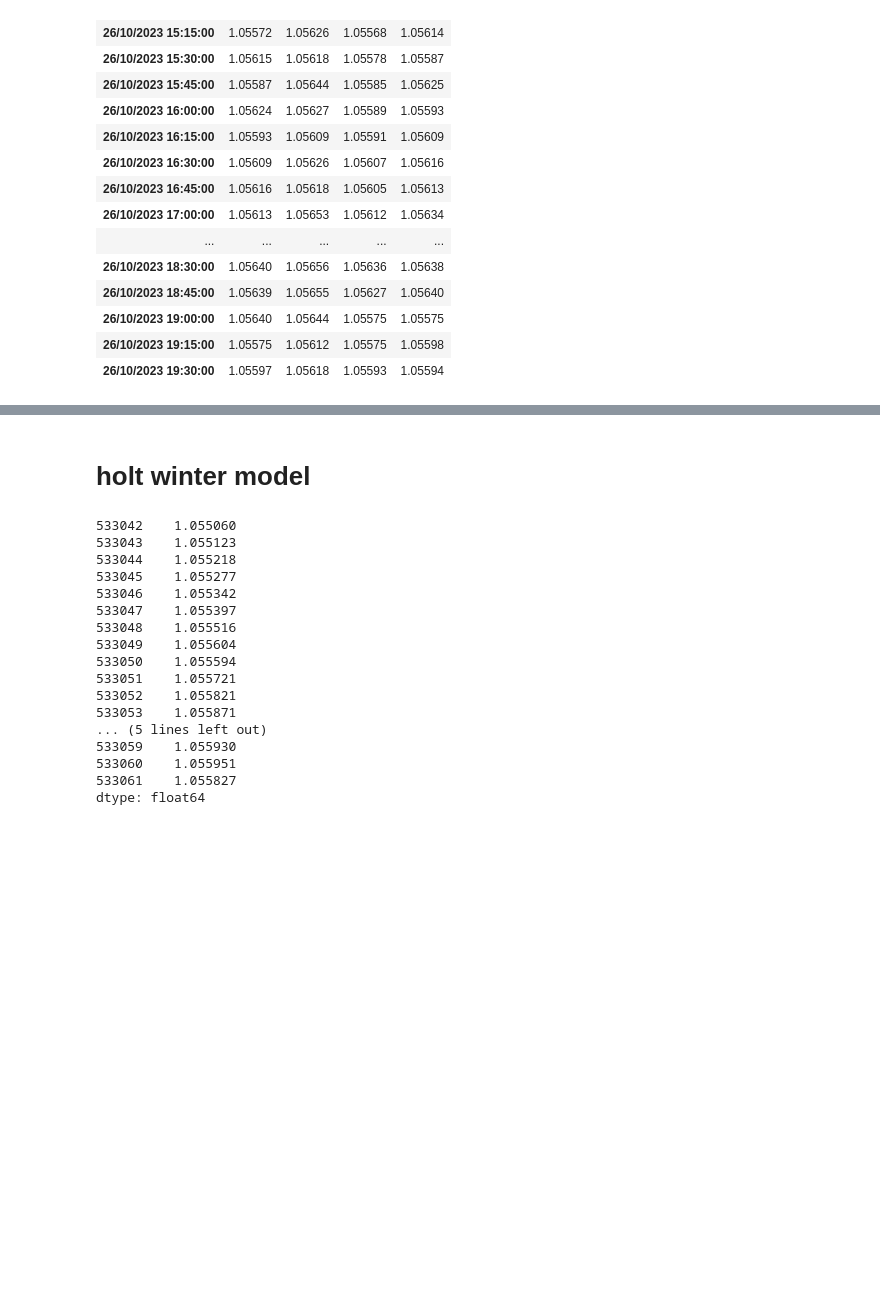
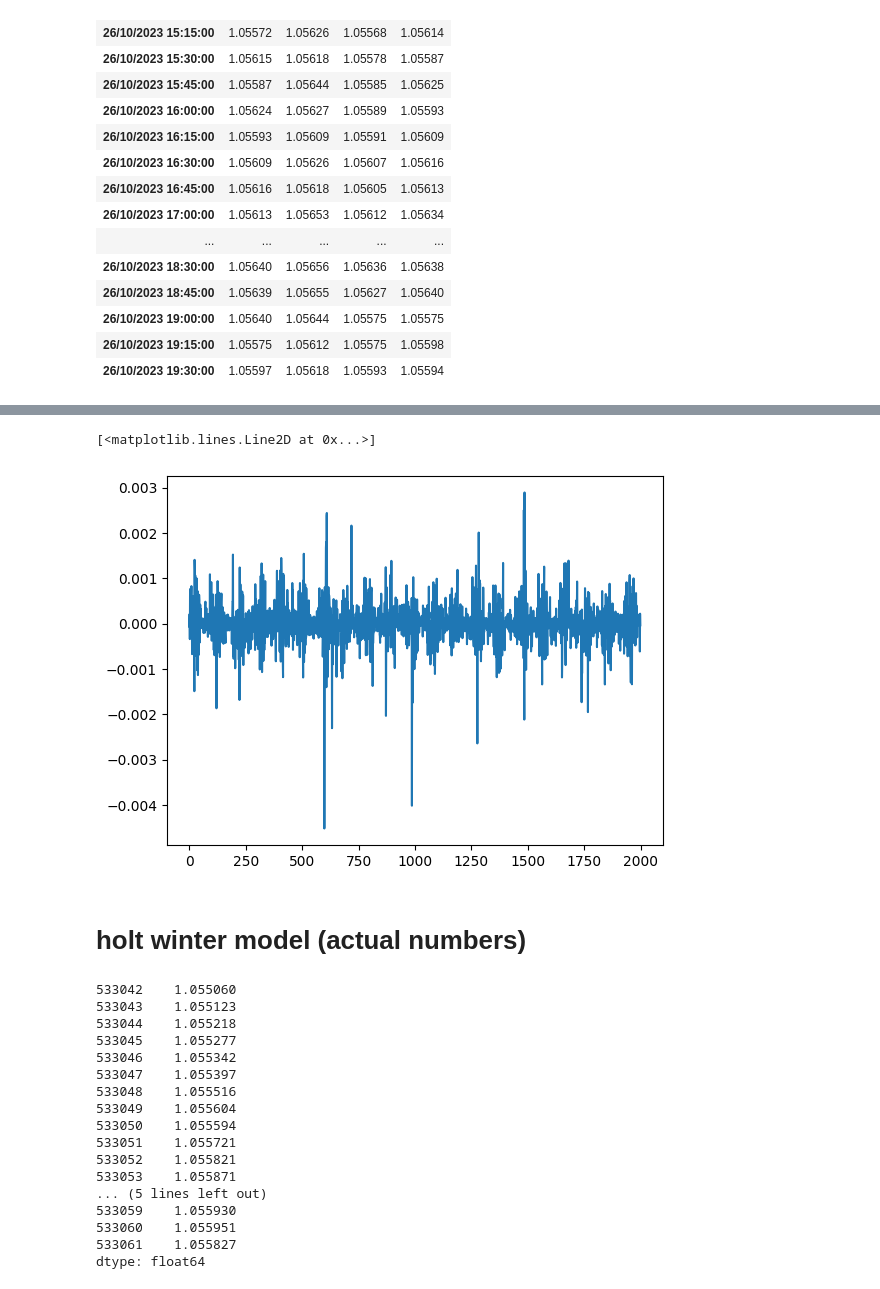
Before and after one commit to samanmoshiri/All-Models, a Jupyter notebook: AllModels.ipynb, the cells around one changed output, grey strips where cells are left out. Drawn from its saved outputs; the diff is of its cells as text; code cells hidden in the pictures; blank space fills up the shorter version.

Commit message:
checking if stationarity has any effect in holt winter model

```diff
--- a/AllModels.ipynb
+++ b/AllModels.ipynb
@@ -62,3 +64,5 @@ df
 | 26/10/2023 19:15:00 | 1.05575 | 1.05612 | 1.05575 | 1.05598 |
 | 26/10/2023 19:30:00 | 1.05597 | 1.05618 | 1.05593 | 1.05594 |
 533062 rows × 4 columns
+# %%
+df_log = np.log(df)
@@ -106,5 +163,10 @@ test
+# %%
+plt.plot(np.diff(df_log.iloc[-2000: , -1 ]))
+# %% [output]
+[<matplotlib.lines.Line2D at 0x...>]
+[figure, added]
 # %% [markdown]
-# holt winter model
+# holt winter model (actual numbers)
 # %%
 hw = ExponentialSmoothing(train['close'],
                           initialization_method='legacy-heuristic',
```
Also changed, not shown: parts of 14 cells of this notebook.
